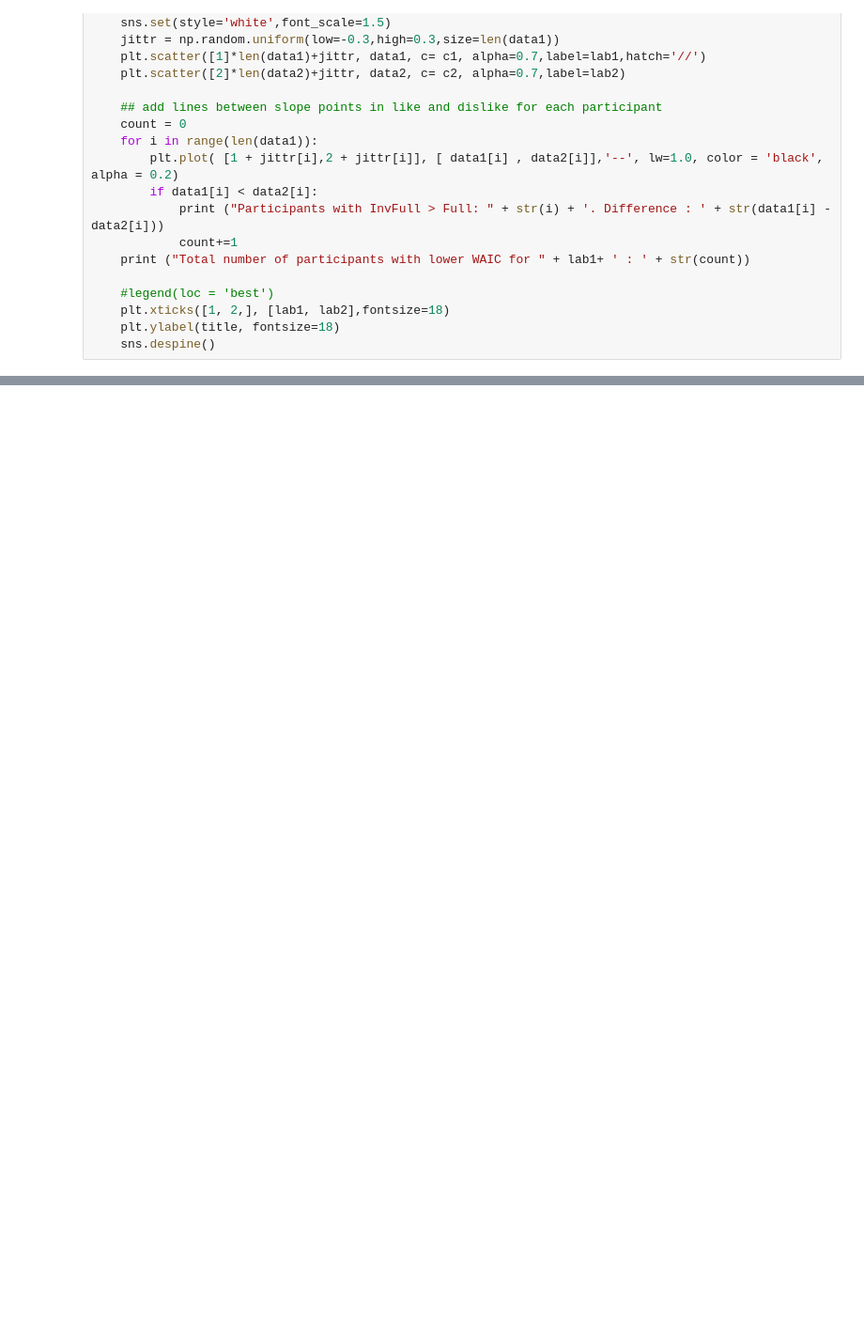
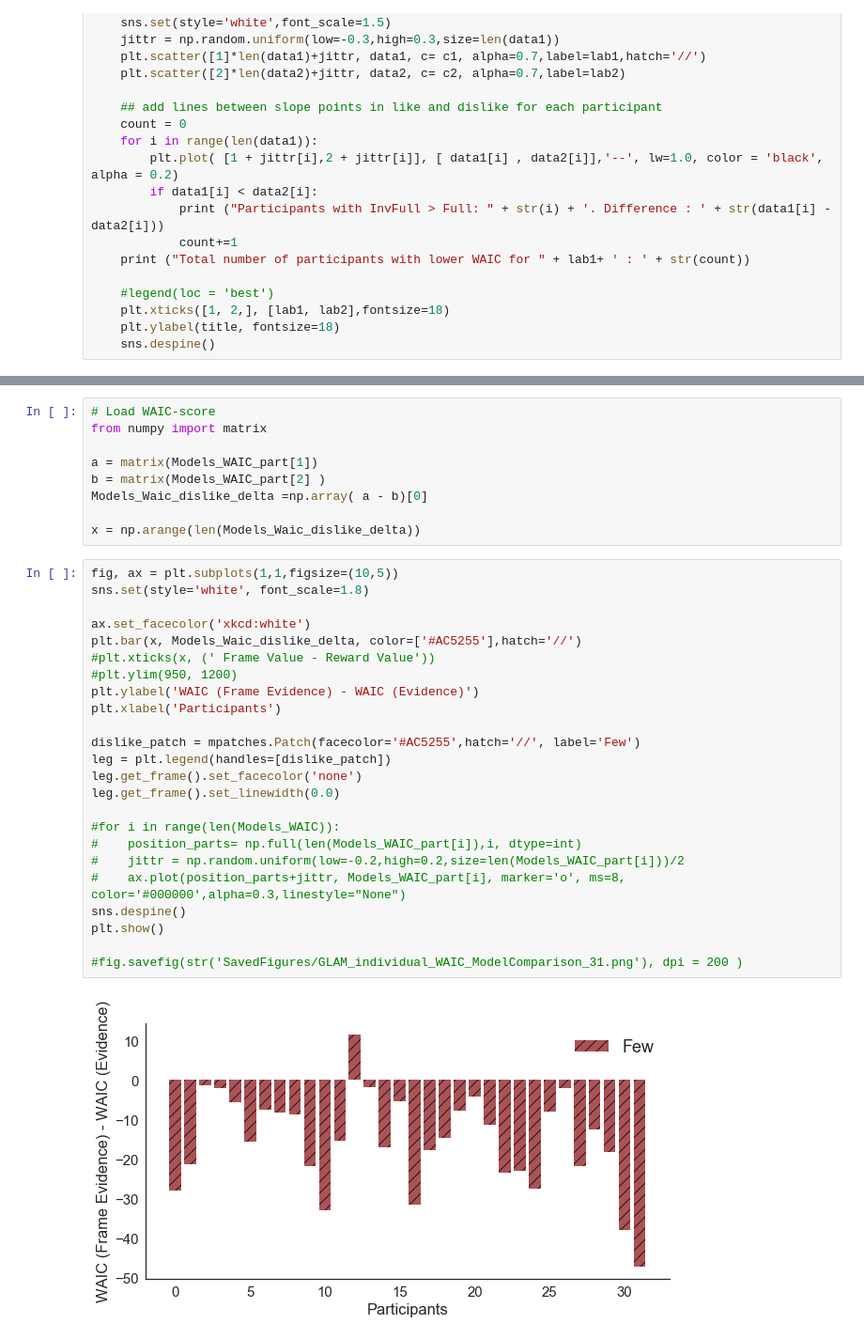
Before and after one commit to pradysepulveda/glamDDM_PF2019, a Jupyter notebook: PF2019_Model_comparison-Individual-Nobias_NoBin_31.ipynb, the cells around one changed output, grey strips where cells are left out. Shown: that part at 94% size. Saved outputs shown, nothing was run; the diff lists cells and outputs as text; blank space fills up the shorter version.

```diff
--- a/PF2019_Model_comparison-Individual-Nobias_NoBin_31.ipynb
+++ b/PF2019_Model_comparison-Individual-Nobias_NoBin_31.ipynb
@@ -159,0 +191,35 @@ Total number of participants with lower WAIC for Less Inv Full : 31
+# %%
+# Load WAIC-score
+from numpy import matrix
+
+a = matrix(Models_WAIC_part[1])
+b = matrix(Models_WAIC_part[2] )
+Models_Waic_dislike_delta =np.array( a - b)[0]
+
+x = np.arange(len(Models_Waic_dislike_delta))
+# %%
+fig, ax = plt.subplots(1,1,figsize=(10,5))
+sns.set(style='white', font_scale=1.8)
+
+ax.set_facecolor('xkcd:white')
+plt.bar(x, Models_Waic_dislike_delta, color=['#AC5255'],hatch='//')
+#plt.xticks(x, (' Frame Value - Reward Value'))
+#plt.ylim(950, 1200)
+plt.ylabel('WAIC (Frame Evidence) - WAIC (Evidence)')
+plt.xlabel('Participants')
+
+dislike_patch = mpatches.Patch(facecolor='#AC5255',hatch='//', label='Few')
+leg = plt.legend(handles=[dislike_patch])
+leg.get_frame().set_facecolor('none')
+leg.get_frame().set_linewidth(0.0)
+
+#for i in range(len(Models_WAIC)):
+#    position_parts= np.full(len(Models_WAIC_part[i]),i, dtype=int)
+#    jittr = np.random.uniform(low=-0.2,high=0.2,size=len(Models_WAIC_part[i]))/2
+#    ax.plot(position_parts+jittr, Models_WAIC_part[i], marker='o', ms=8, color='#000000',alpha=0.3,linestyle="None")
+sns.despine()
+plt.show()
+
+#fig.savefig(str('SavedFigures/GLAM_individual_WAIC_ModelComparison_31.png'), dpi = 200 )
+# %% [output]
+[figure, added]
```
Also changed, not shown: parts of 9 cells of this notebook, 9 other files.
